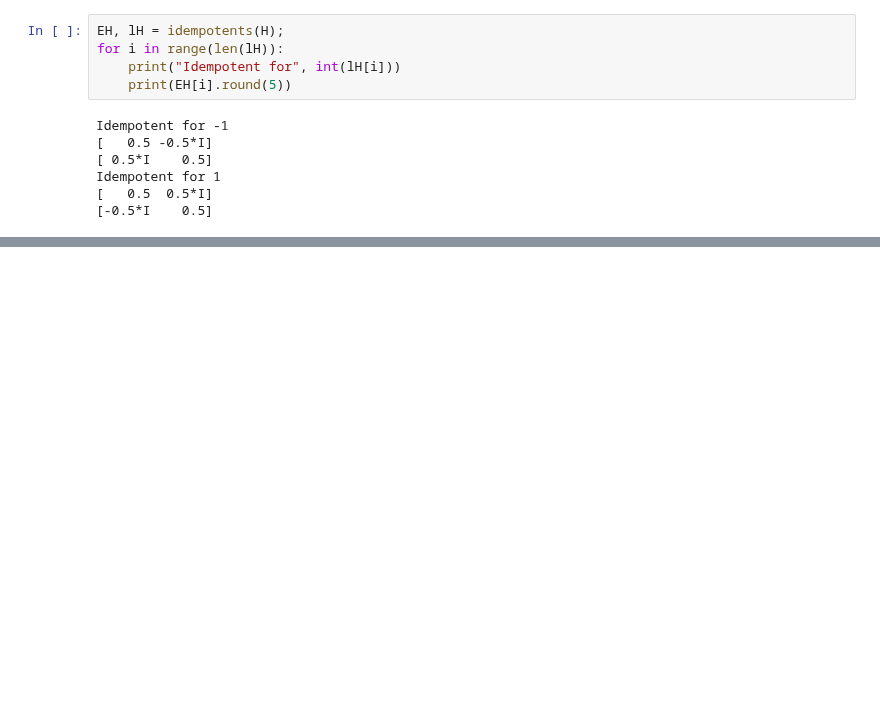
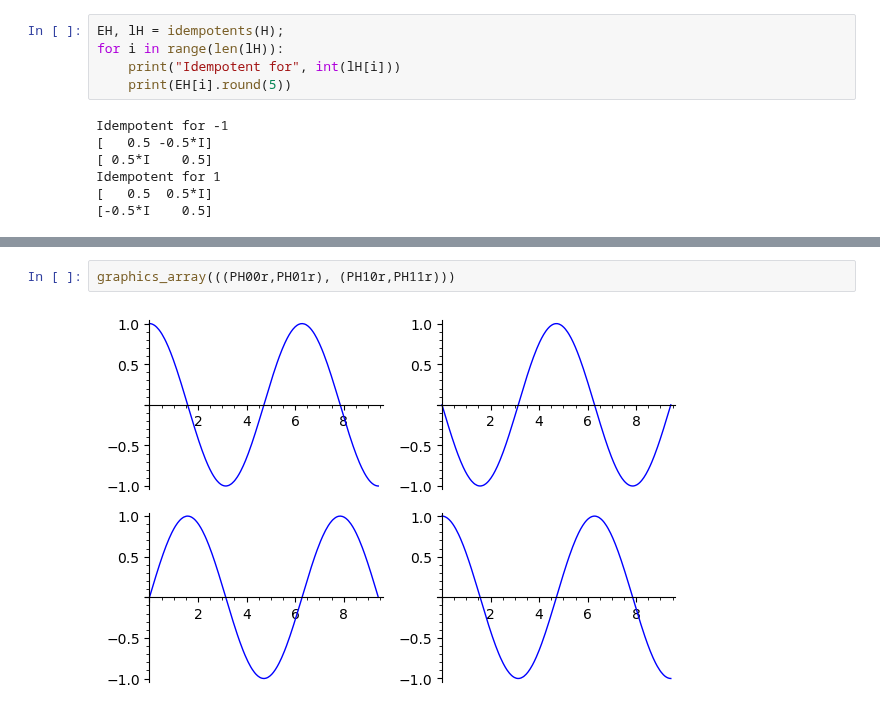
Before and after one commit to EmilyMWright/FUSRP-2021-Quantum-Walks, a Jupyter notebook: Idempotents_of_Adjancency_Matrix.ipynb, the cells around one changed output, grey strips where cells are left out. Drawn from its saved outputs; the diff is of its cells as text; blank space fills up the shorter version.

```diff
--- a/Idempotents_of_Adjancency_Matrix.ipynb
+++ b/Idempotents_of_Adjancency_Matrix.ipynb
@@ -258 +271,5 @@ PH00 + PH01 + PH10 + PH11
+# %%
+graphics_array(((PH00r,PH01r), (PH10r,PH11r)))
+# %% [output]
+[figure, added]
 # %%
```
Also changed, not shown: parts of 5 cells of this notebook.
